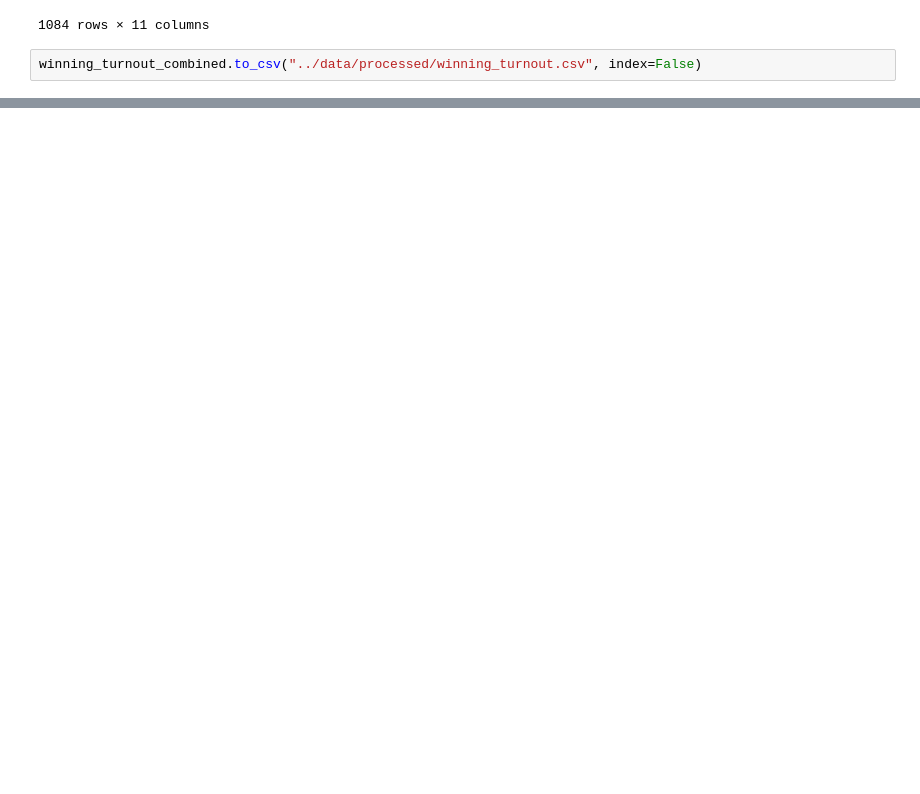
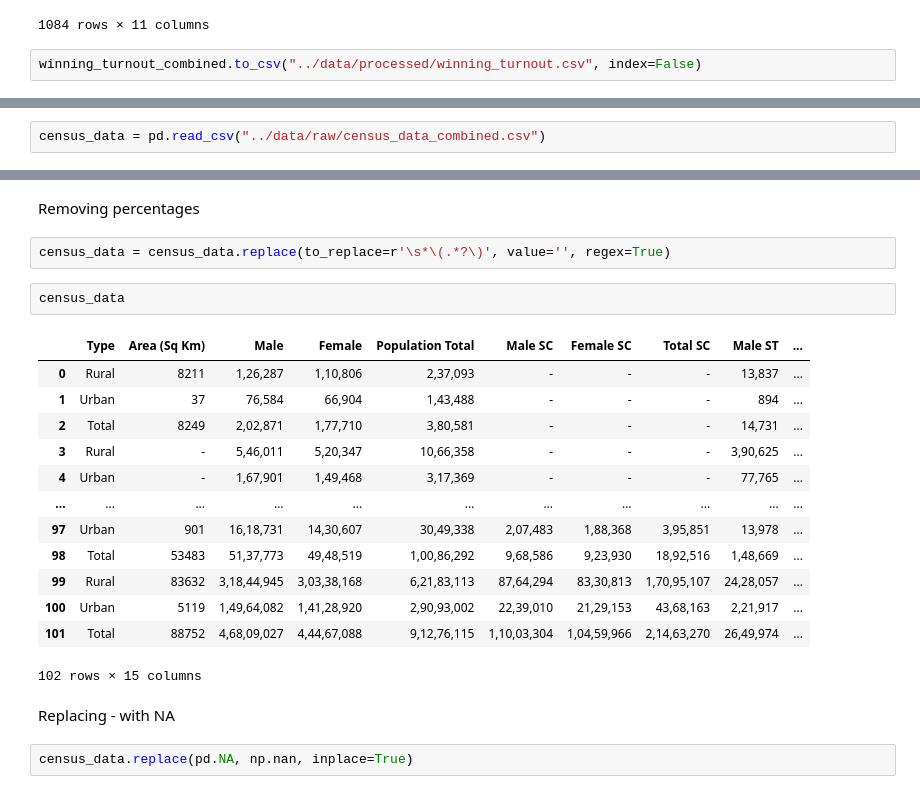
Before and after one commit to ujjwaltyagi2000/manthan, a Jupyter notebook: notebooks/4-data-cleaning.ipynb, the cells around one changed output, grey strips where cells are left out. Drawn from its saved outputs; the diff is of its cells as text; blank space fills up the shorter version.

Commit message:
cleaned 4 out of 6 socio-demographic datasets, docs: added data sources

```diff
--- a/notebooks/4-data-cleaning.ipynb
+++ b/notebooks/4-data-cleaning.ipynb
@@ -1727,0 +1732,2 @@ winning_turnout_combined.to_csv("../data/processed/winning_turnout.csv", index=F
+# %%
+census_data = pd.read_csv("../data/raw/census_data_combined.csv")
@@ -1727,0 +1750,24 @@ winning_turnout_combined.to_csv("../data/processed/winning_turnout.csv", index=F
+# %% [markdown]
+Removing percentages
+# %%
+census_data = census_data.replace(to_replace=r'\s*\(.*?\)', value='', regex=True)
+# %%
+census_data
+# %% [output]
+|  | Type | Area (Sq Km) | Male | Female | Population Total | Male SC | Female SC | Total SC | Male ST | ... |
+| 0 | Rural | 8211 | 1,26,287 | 1,10,806 | 2,37,093 | - | - | - | 13,837 | ... |
+| 1 | Urban | 37 | 76,584 | 66,904 | 1,43,488 | - | - | - | 894 | ... |
+| 2 | Total | 8249 | 2,02,871 | 1,77,710 | 3,80,581 | - | - | - | 14,731 | ... |
+| 3 | Rural | - | 5,46,011 | 5,20,347 | 10,66,358 | - | - | - | 3,90,625 | ... |
+| 4 | Urban | - | 1,67,901 | 1,49,468 | 3,17,369 | - | - | - | 77,765 | ... |
+| ... | ... | ... | ... | ... | ... | ... | ... | ... | ... | ... |
+| 97 | Urban | 901 | 16,18,731 | 14,30,607 | 30,49,338 | 2,07,483 | 1,88,368 | 3,95,851 | 13,978 | ... |
+| 98 | Total | 53483 | 51,37,773 | 49,48,519 | 1,00,86,292 | 9,68,586 | 9,23,930 | 18,92,516 | 1,48,669 | ... |
+| 99 | Rural | 83632 | 3,18,44,945 | 3,03,38,168 | 6,21,83,113 | 87,64,294 | 83,30,813 | 1,70,95,107 | 24,28,057 | ... |
+| 100 | Urban | 5119 | 1,49,64,082 | 1,41,28,920 | 2,90,93,002 | 22,39,010 | 21,29,153 | 43,68,163 | 2,21,917 | ... |
+| 101 | Total | 88752 | 4,68,09,027 | 4,44,67,088 | 9,12,76,115 | 1,10,03,304 | 1,04,59,966 | 2,14,63,270 | 26,49,974 | ... |
+102 rows × 15 columns
+# %% [markdown]
+Replacing - with NA
+# %%
+census_data.replace(pd.NA, np.nan, inplace=True)
```
Also changed, not shown: parts of 31 cells of this notebook, 4 other files.
